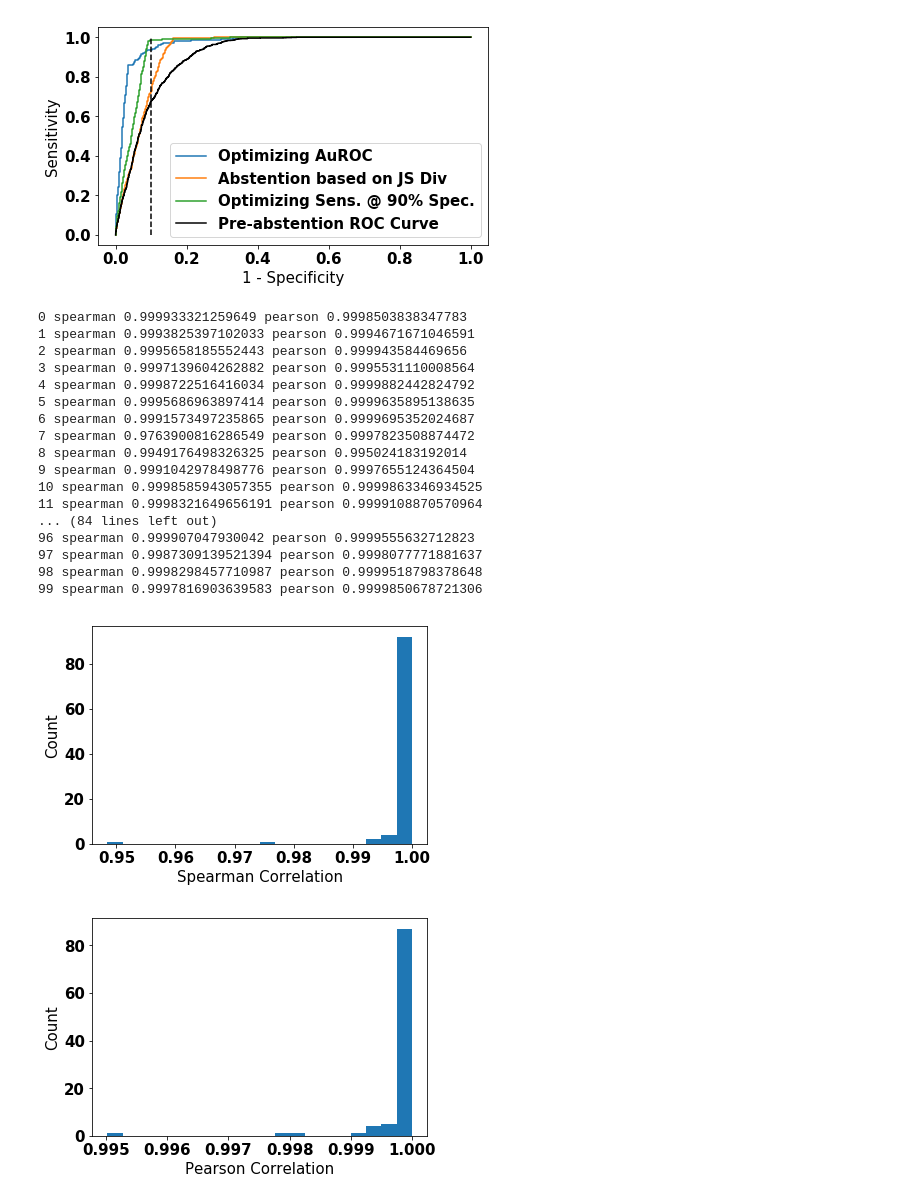
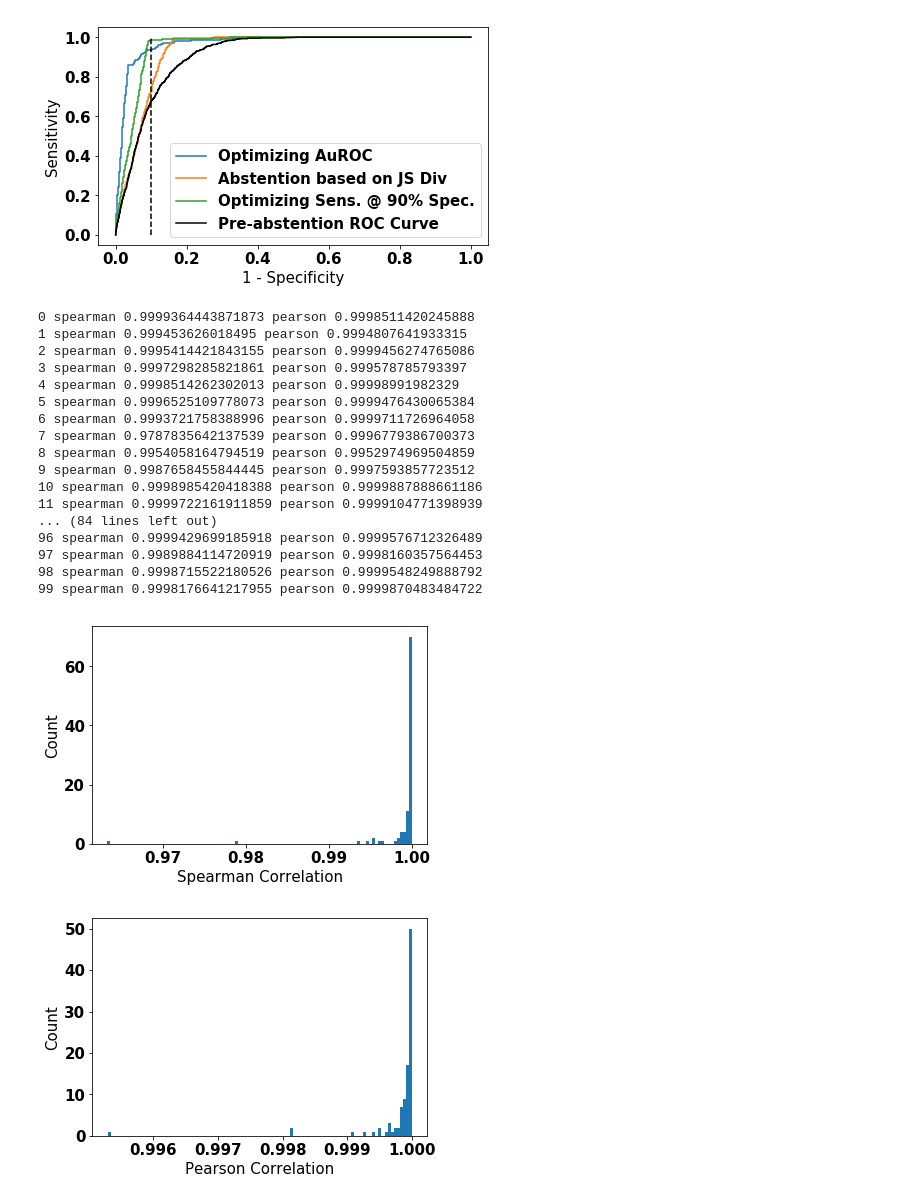
Before and after one commit to blindauth/abstention_experiments, a Jupyter notebook: binary_classification_simulation/BinaryClassificationSimulation.ipynb, the cells around one changed output. Cells and saved outputs as stored; diff of their text form; code cells hidden in the pictures.

```diff
--- a/binary_classification_simulation/BinaryClassificationSimulation.ipynb
+++ b/binary_classification_simulation/BinaryClassificationSimulation.ipynb
@@ -193,7 +193,7 @@ for i in range(num_trials):
     mc_abstention_scores = MonteCarloWindowAbstDeltaAuroc(
         n_samples=1000,
         num_to_abstain_on=int(0.1*len(vals)),
-        smoothing_window_size=None,
+        smoothing_window_size=11,
         return_max_across_windows=True)()(posterior_probs=vals)
     est_abstention_scores = EstWindowAbstDeltaAuroc(
       num_to_abstain_on=int(0.1*len(vals)),
@@ -204,36 +204,36 @@ for i in range(num_trials):
     spearman_correlations.append(spearman_corr)
     pearson_correlations.append(pearson_corr)
 # %% [output]
-0 spearman 0.999933321259649 pearson 0.9998503838347783
-1 spearman 0.9993825397102033 pearson 0.9994671671046591
-2 spearman 0.9995658185552443 pearson 0.999943584469656
-3 spearman 0.9997139604262882 pearson 0.9995531110008564
-4 spearman 0.9998722516416034 pearson 0.9999882442824792
-5 spearman 0.9995686963897414 pearson 0.9999635895138635
-6 spearman 0.9991573497235865 pearson 0.9999695352024687
-7 spearman 0.9763900816286549 pearson 0.9997823508874472
-8 spearman 0.9949176498326325 pearson 0.995024183192014
-9 spearman 0.9991042978498776 pearson 0.9997655124364504
-10 spearman 0.9998585943057355 pearson 0.9999863346934525
-11 spearman 0.9998321649656191 pearson 0.9999108870570964
+0 spearman 0.9999364443871873 pearson 0.9998511420245888
+1 spearman 0.999453626018495 pearson 0.9994807641933315
+2 spearman 0.9995414421843155 pearson 0.9999456274765086
+3 spearman 0.9997298285821861 pearson 0.999578785793397
+4 spearman 0.9998514262302013 pearson 0.99998991982329
+5 spearman 0.9996525109778073 pearson 0.9999476430065384
+6 spearman 0.9993721758388996 pearson 0.9999711726964058
+7 spearman 0.9787835642137539 pearson 0.9996779386700373
+8 spearman 0.9954058164794519 pearson 0.9952974969504859
+9 spearman 0.9987658455844445 pearson 0.9997593857723512
+10 spearman 0.9998985420418388 pearson 0.9999887888661186
+11 spearman 0.9999722161911859 pearson 0.9999104771398939
 ... (84 lines left out)
-96 spearman 0.999907047930042 pearson 0.9999555632712823
-97 spearman 0.9987309139521394 pearson 0.9998077771881637
-98 spearman 0.9998298457710987 pearson 0.9999518798378648
-99 spearman 0.9997816903639583 pearson 0.9999850678721306
+96 spearman 0.9999429699185918 pearson 0.9999576712326489
+97 spearman 0.9989884114720919 pearson 0.9998160357564453
+98 spearman 0.9998715522180526 pearson 0.9999548249888792
+99 spearman 0.9998176641217955 pearson 0.9999870483484722
 # %%
 from matplotlib import pyplot as plt
-plt.hist(spearman_correlations, bins=20)
+plt.hist(spearman_correlations, bins=100)
 plt.xlabel("Spearman Correlation")
 plt.ylabel("Count")
 plt.show()
 # %% [output]
-[figure, old version]
+[figure, new version]
 # %%
 from matplotlib import pyplot as plt
-plt.hist(pearson_correlations, bins=20)
+plt.hist(pearson_correlations, bins=100)
 plt.xlabel("Pearson Correlation")
 plt.ylabel("Count")
 plt.show()
 # %% [output]
-[figure, old version]
+[figure, new version]
```
